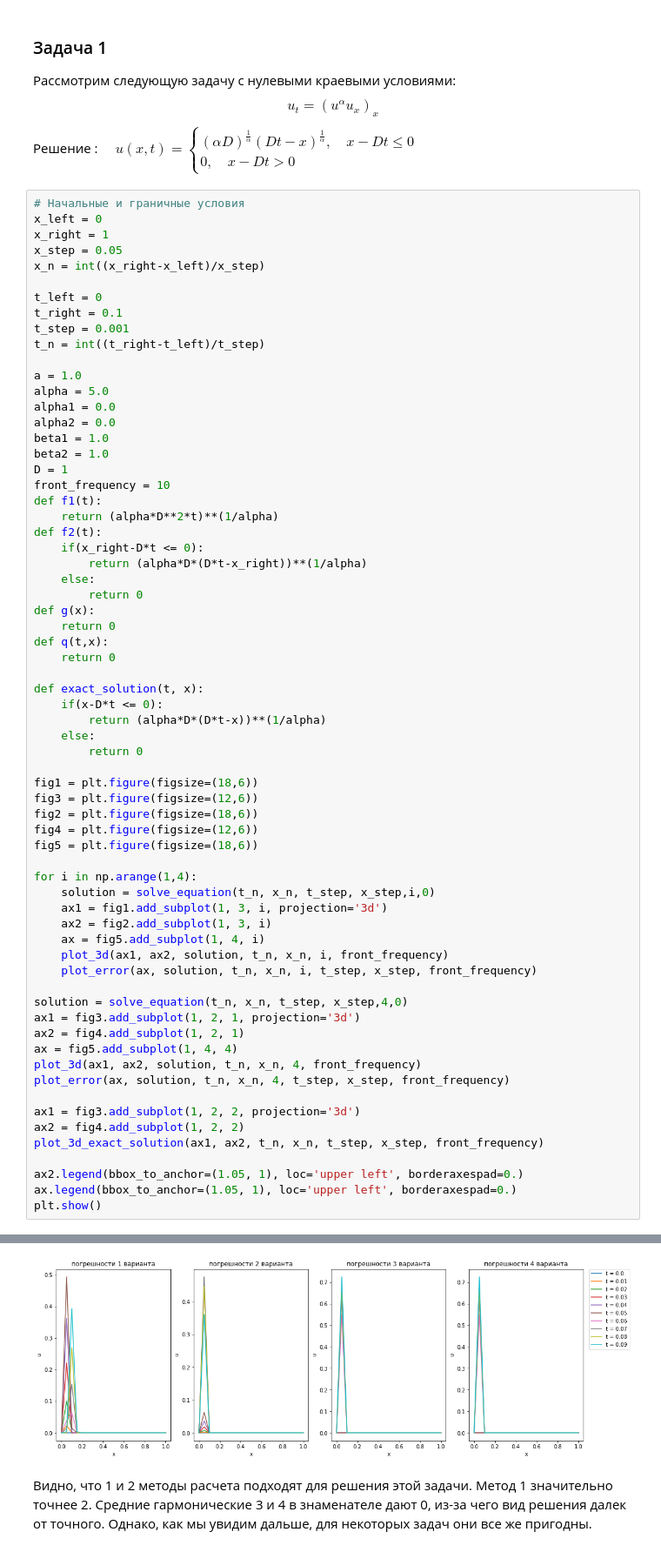
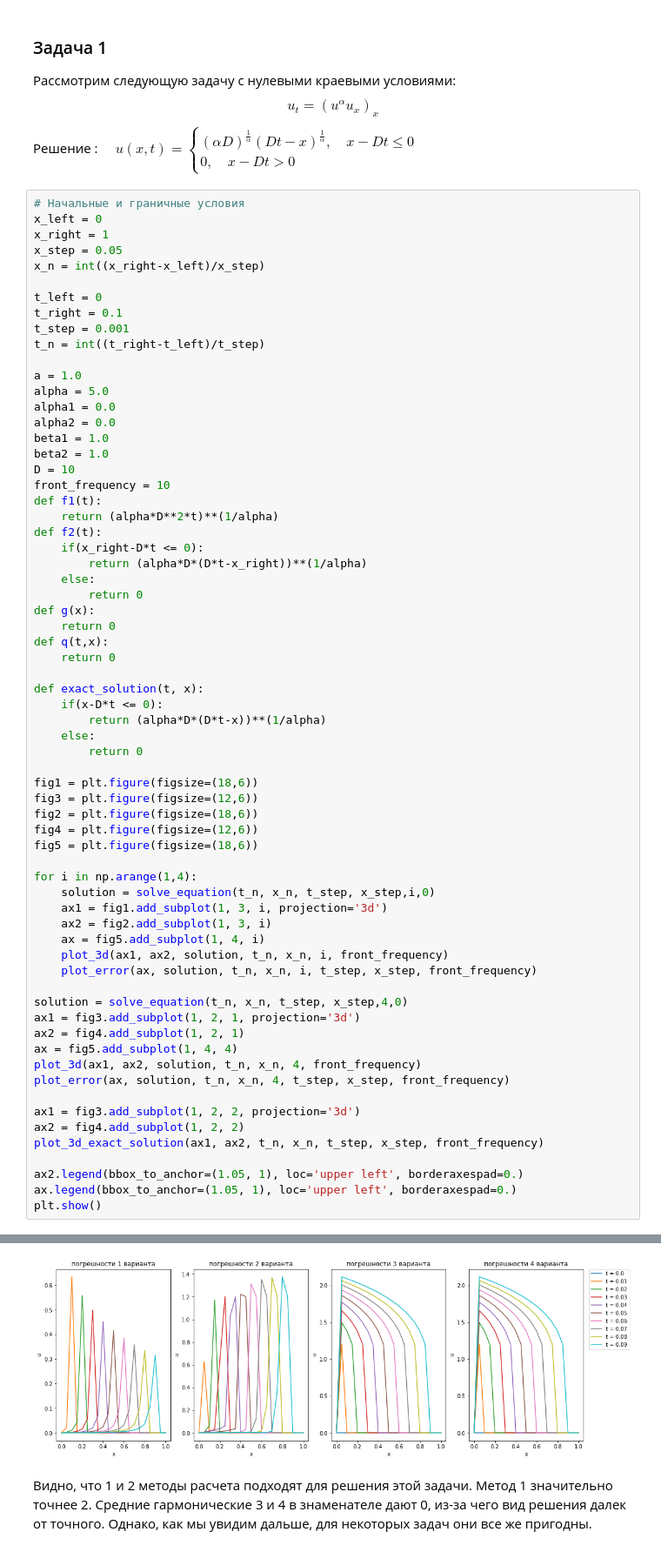
Before and after one commit to vladislav1q/computational_mathematics, a Jupyter notebook: final_project/project.ipynb, the cells around one changed output, grey strips where cells are left out. Shown at 87% size. Drawn from its saved outputs; the diff is of its cells as text.

```diff
--- a/final_project/project.ipynb
+++ b/final_project/project.ipynb
@@ -509,7 +509,7 @@ alpha1 = 0.0
 alpha2 = 0.0
 beta1 = 1.0
 beta2 = 1.0
-D = 1
+D = 10
 front_frequency = 10
 def f1(t):
     return (alpha*D**2*t)**(1/alpha)
@@ -565,4 +565,4 @@ plt.show()
-[figure, old version]
+[figure, new version]
 # %% [markdown]
 Видно, что 1 и 2 методы расчета подходят для решения этой задачи. Метод 1 значительно точнее 2. Средние гармонические 3 и 4 в знаменателе дают 0, из-за чего вид решения далек от точного. Однако, как мы увидим дальше, для некоторых задач они все же пригодны.
 # %% [markdown]
```
Also changed, not shown: parts of 1 cell of this notebook.
